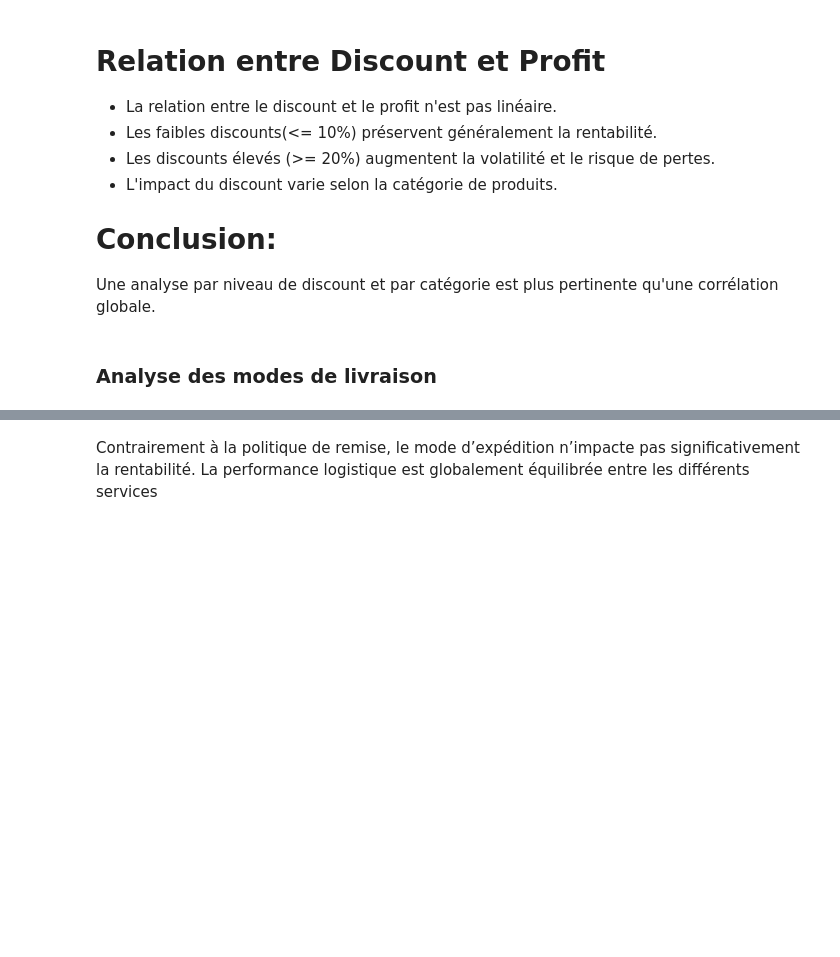
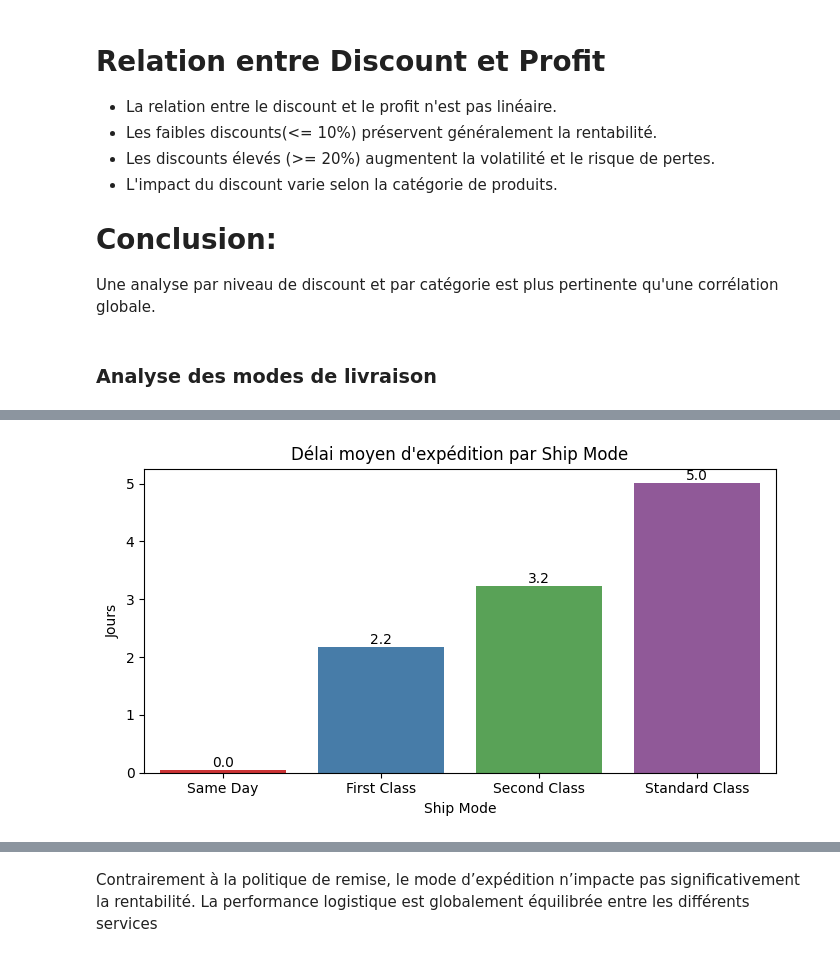
Before and after one commit to msshaqura/project_superstore, a Jupyter notebook: sample_superstore.ipynb, the cells around one changed output, grey strips where cells are left out. Drawn from its saved outputs; the diff is of its cells as text; code cells hidden in the pictures; blank space fills up the shorter version.

```diff
--- a/sample_superstore.ipynb
+++ b/sample_superstore.ipynb
@@ -394 +384,30 @@ Name: shipping_time_days, dtype: float64
+# %%
+plt.figure(figsize=(7,4))
+
+ax = sns.barplot(
+    x=shipping_mode.index,
+    y=shipping_mode.values,
+    hue= shipping_mode.index,
+    palette="Set1",
+    legend=False
+)
+
+plt.title("Délai moyen d'expédition par Ship Mode")
+plt.ylabel("Jours")
+plt.xlabel("Ship Mode")
+
+# Afficher les valeurs sur les barres
+for p in ax.patches:
+    ax.annotate(
+        f"{p.get_height():.1f}",
+        (p.get_x() + p.get_width() / 2., p.get_height()),
+        ha='center',
+        va='bottom',
+        fontsize=10
+    )
+
+plt.tight_layout()
+plt.show()
+# %% [output]
+[figure, added]
 # %%
```
Also changed, not shown: parts of 47 cells of this notebook.
